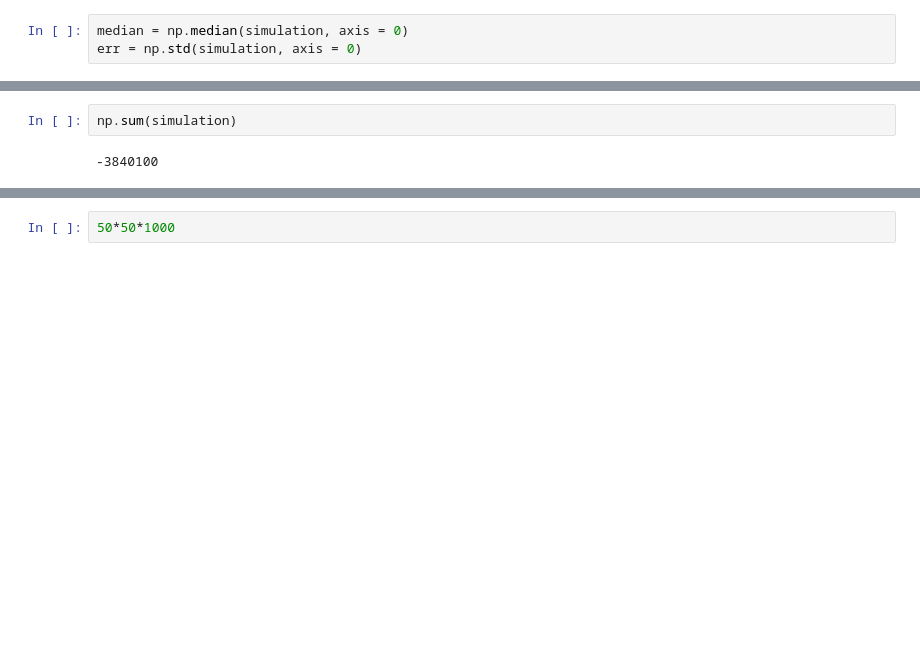
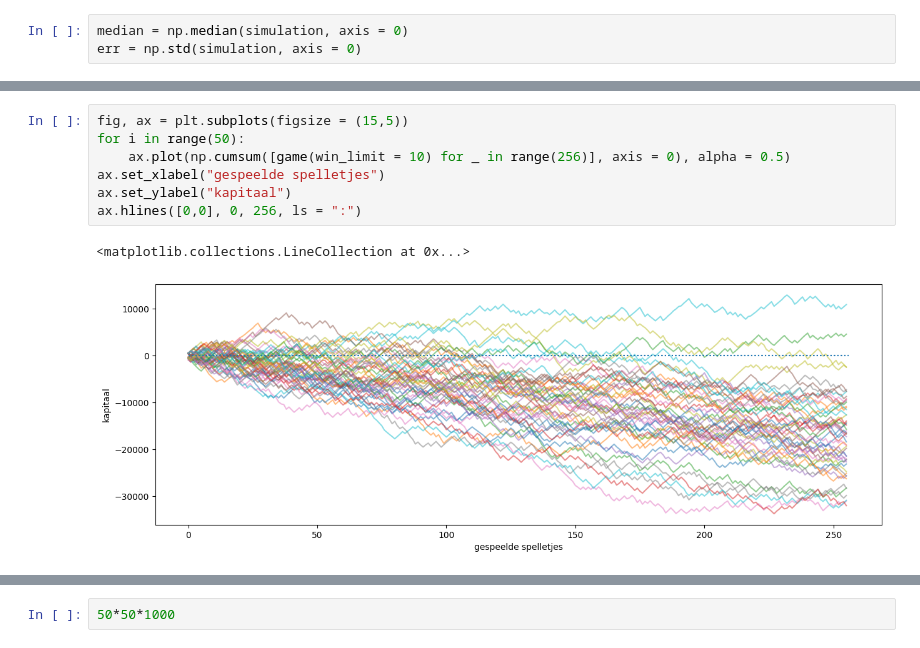
Before and after one commit to DanielDondorp/projecteuler, a Jupyter notebook: content/Untitled.ipynb, the cells around one changed output, grey strips where cells are left out. Drawn from its saved outputs; the diff is of its cells as text; blank space fills up the shorter version.

```diff
--- a/content/Untitled.ipynb
+++ b/content/Untitled.ipynb
@@ -87,7 +89,13 @@ for ax, simulation, wl in zip(axes, simulations, [1.1,1.5,2]):
 # %%
-np.sum(simulation)
+fig, ax = plt.subplots(figsize = (15,5))
+for i in range(50):
+    ax.plot(np.cumsum([game(win_limit = 10) for _ in range(256)], axis = 0), alpha = 0.5)
+ax.set_xlabel("gespeelde spelletjes")
+ax.set_ylabel("kapitaal")
+ax.hlines([0,0], 0, 256, ls = ":")
 # %% [output]
--3840100
+<matplotlib.collections.LineCollection at 0x...>
+[figure, added]
 # %%
 np.max(simulation)
 # %% [output]
```
Also changed, not shown: parts of 5 cells of this notebook, 1 other file.
